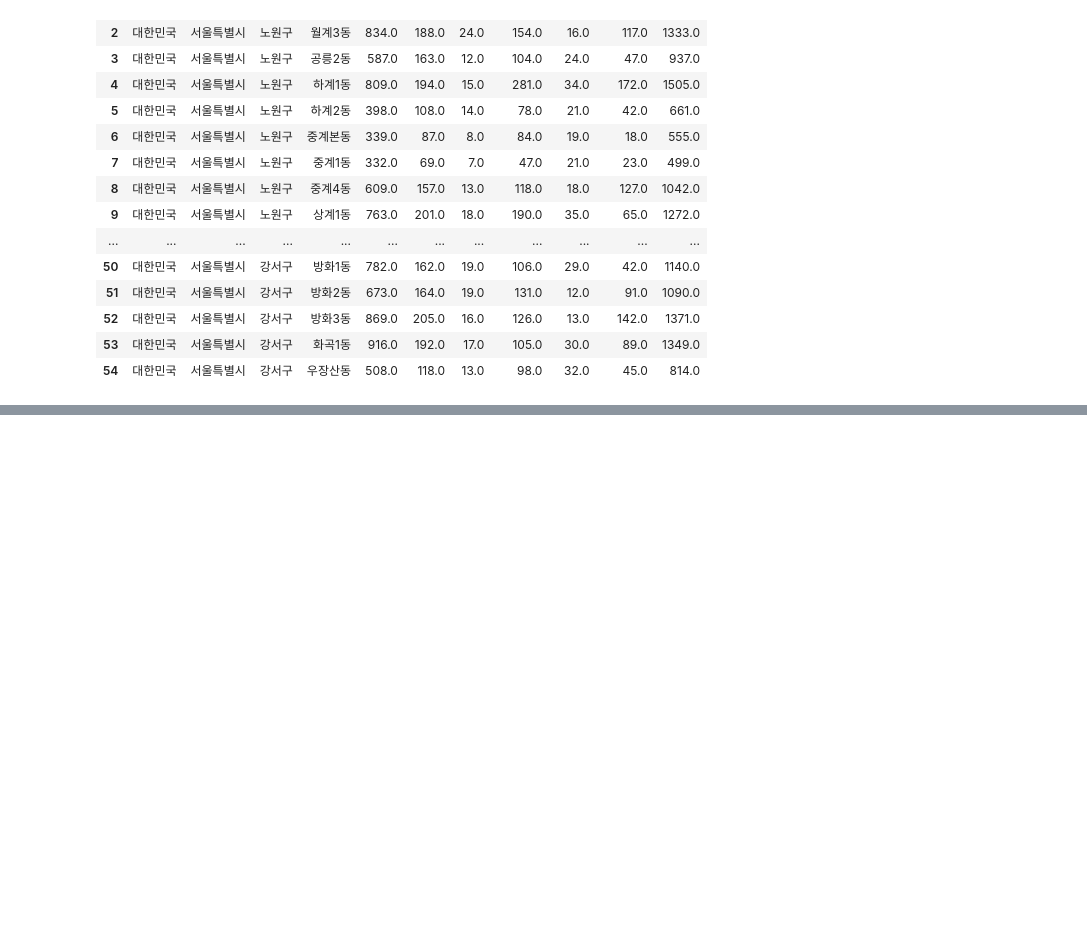
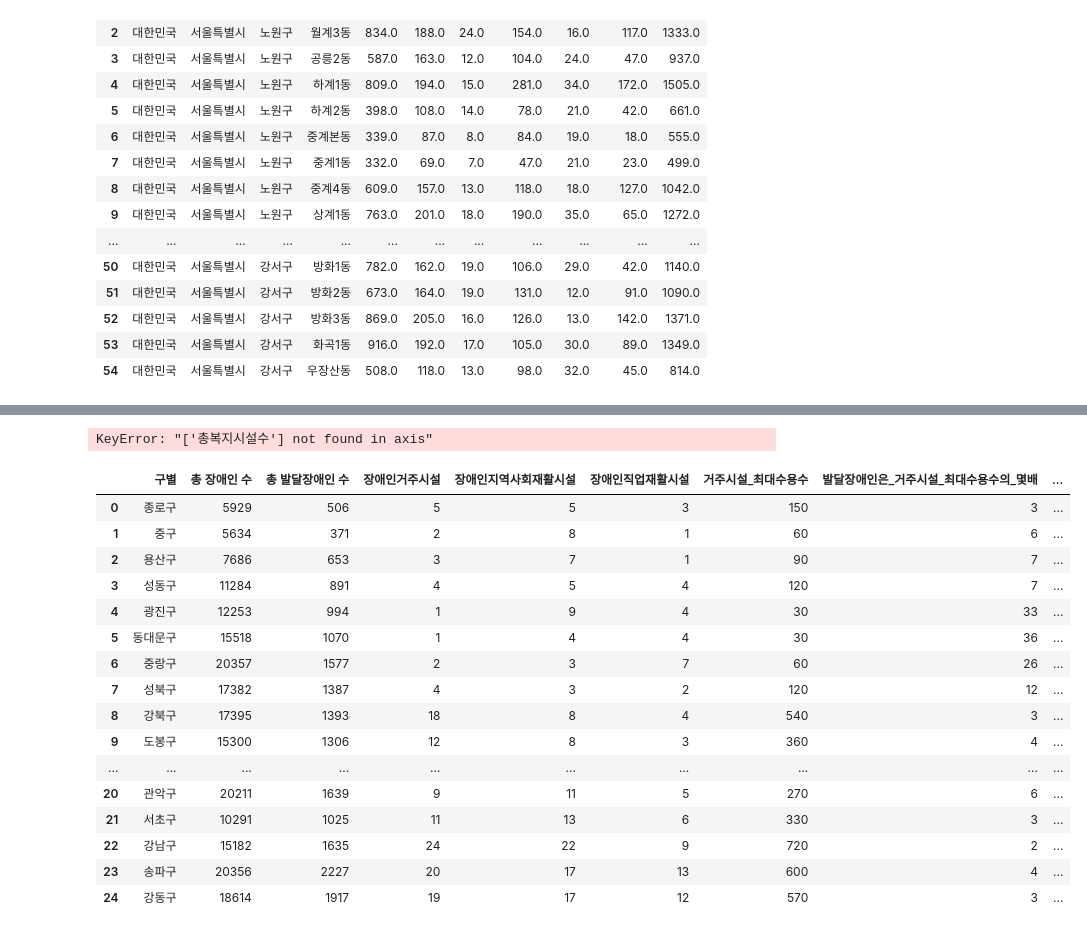
Before and after one commit to Toddbear20/Taxi_project, a Jupyter notebook: welfare.ipynb, the cells around one changed output, grey strips where cells are left out. Saved outputs shown, nothing was run; the diff lists cells and outputs as text; code cells hidden in the pictures; blank space fills up the shorter version.

```diff
--- a/welfare.ipynb
+++ b/welfare.ipynb
@@ -91,0 +179,32 @@ df_ad
+# %%
+df_ds.drop(columns='총복지시설수')
+# %% [output]
+KeyError: "['총복지시설수'] not found in axis"
+# %%
+import pandas as pd
+df_ds = pd.read_csv('장애인구별_final.csv')
+df_ds = df_ds.drop(columns='Unnamed: 0')
+li = []
+for i in range(len(df_ds)):
+    all_f = df_ds['장애인거주시설'][i]+df_ds['장애인지역사회재활시설'][i]+df_ds['장애인직업재활시설'][i]
+    li.append(all_f)
+df_ds['총복지시설'] = li
+df_ds
+# %% [output]
+|  | 구별 | 총 장애인 수 | 총 발달장애인 수 | 장애인거주시설 | 장애인지역사회재활시설 | 장애인직업재활시설 | 거주시설_최대수용수 | 발달장애인은_거주시설_최대수용수의_몇배 | ... |
+| 0 | 종로구 | 5929 | 506 | 5 | 5 | 3 | 150 | 3 | ... |
+| 1 | 중구 | 5634 | 371 | 2 | 8 | 1 | 60 | 6 | ... |
+| 2 | 용산구 | 7686 | 653 | 3 | 7 | 1 | 90 | 7 | ... |
+| 3 | 성동구 | 11284 | 891 | 4 | 5 | 4 | 120 | 7 | ... |
+| 4 | 광진구 | 12253 | 994 | 1 | 9 | 4 | 30 | 33 | ... |
+| 5 | 동대문구 | 15518 | 1070 | 1 | 4 | 4 | 30 | 36 | ... |
+| 6 | 중랑구 | 20357 | 1577 | 2 | 3 | 7 | 60 | 26 | ... |
+| 7 | 성북구 | 17382 | 1387 | 4 | 3 | 2 | 120 | 12 | ... |
+| 8 | 강북구 | 17395 | 1393 | 18 | 8 | 4 | 540 | 3 | ... |
+| 9 | 도봉구 | 15300 | 1306 | 12 | 8 | 3 | 360 | 4 | ... |
+| ... | ... | ... | ... | ... | ... | ... | ... | ... | ... |
+| 20 | 관악구 | 20211 | 1639 | 9 | 11 | 5 | 270 | 6 | ... |
+| 21 | 서초구 | 10291 | 1025 | 11 | 13 | 6 | 330 | 3 | ... |
+| 22 | 강남구 | 15182 | 1635 | 24 | 22 | 9 | 720 | 2 | ... |
+| 23 | 송파구 | 20356 | 2227 | 20 | 17 | 13 | 600 | 4 | ... |
+| 24 | 강동구 | 18614 | 1917 | 19 | 17 | 12 | 570 | 3 | ... |
```
Also changed, not shown: parts of 15 cells of this notebook, 6 other files.
